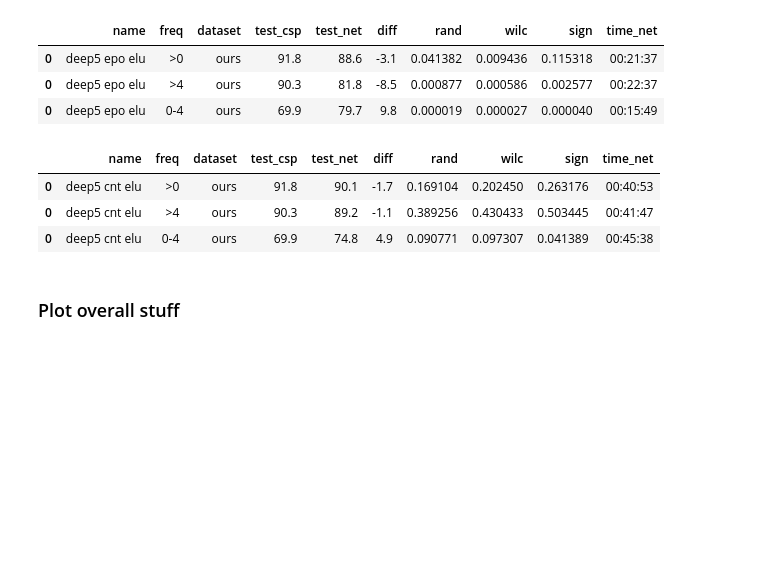
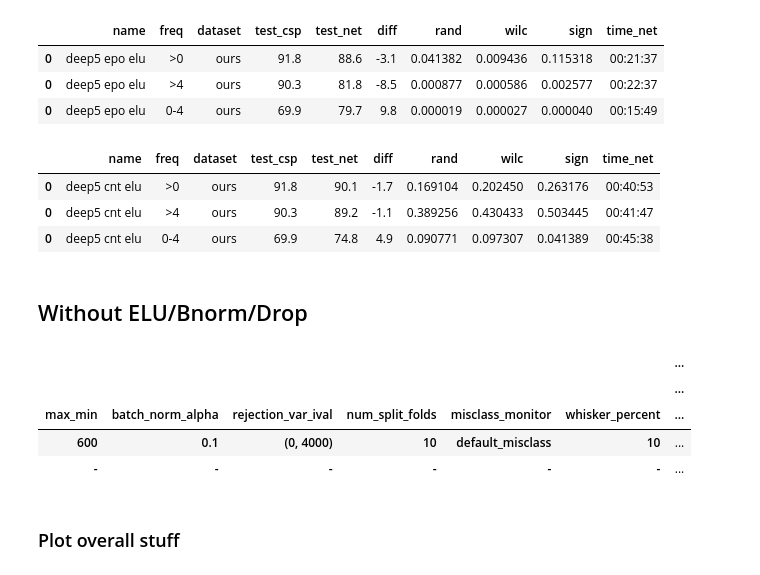
Before and after one commit to robintibor/braindevel, a Jupyter notebook: braindecode/notebooks/results/Final_Comparison.ipynb, the cells around one changed output. Drawn from its saved outputs; the diff is of its cells as text; code cells hidden in the pictures; blank space fills up the shorter version.

```diff
--- a/braindecode/notebooks/results/Final_Comparison.ipynb
+++ b/braindecode/notebooks/results/Final_Comparison.ipynb
@@ -455,3 +499,5 @@ pd.concat(tables)
 | 0 | deep5 cnt elu | >0 | ours | 91.8 | 90.1 | -1.7 | 0.169104 | 0.202450 | 0.263176 | 00:40:53 |
 | 0 | deep5 cnt elu | >4 | ours | 90.3 | 89.2 | -1.1 | 0.389256 | 0.430433 | 0.503445 | 00:41:47 |
 | 0 | deep5 cnt elu | 0-4 | ours | 69.9 | 74.8 | 4.9 | 0.090771 | 0.097307 | 0.041389 | 00:45:38 |
+# %% [markdown]
+## Without ELU/Bnorm/Drop
@@ -458,3 +510,18 @@ pd.concat(tables)
+# %%
+dfn = df_shallow_cnt_bcic
+
+
+dfn = no_bnorm(no_drop(dfn))
+
+dfn = remove_columns_with_same_value(dfn)
+
+dataset_averaged_frame(dfn)
+# %% [output]
+|  |  |  |  |  |  | ... |
+|  |  |  |  |  |  | ... |
+| max_min | batch_norm_alpha | rejection_var_ival | num_split_folds | misclass_monitor | whisker_percent | ... |
+| 600 | 0.1 | (0, 4000) | 10 | default_misclass | 10 | ... |
+| - | - | - | - | - | - | ... |
 # %% [markdown]
 ### Plot overall stuff
 # %% [markdown]
```
Also changed, not shown: parts of 6 cells of this notebook.
